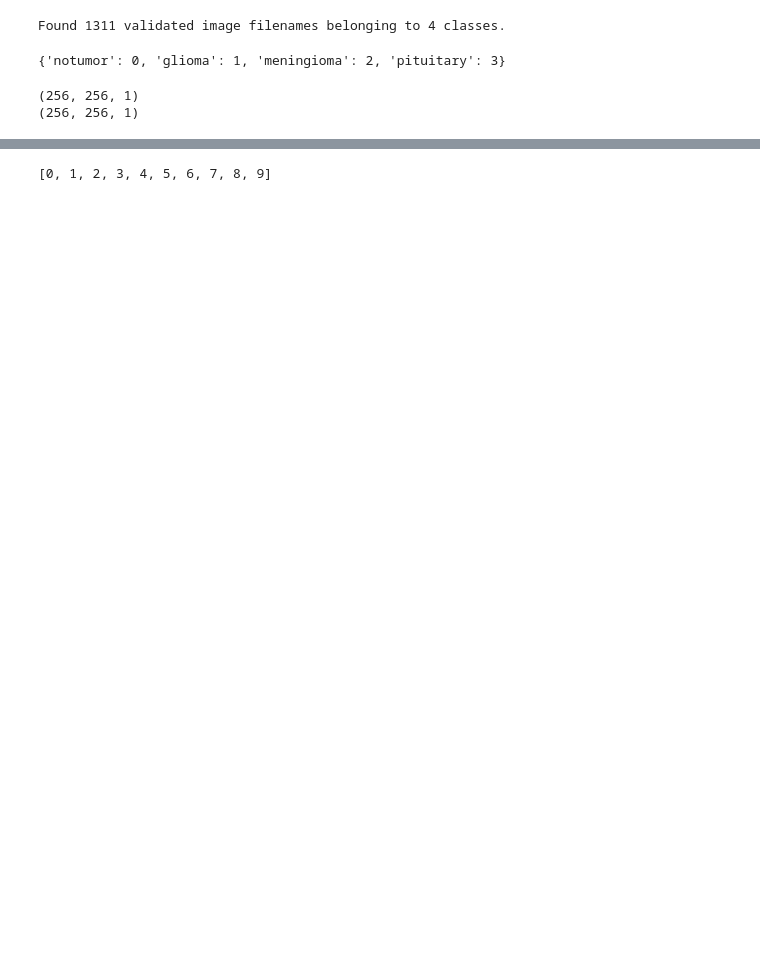
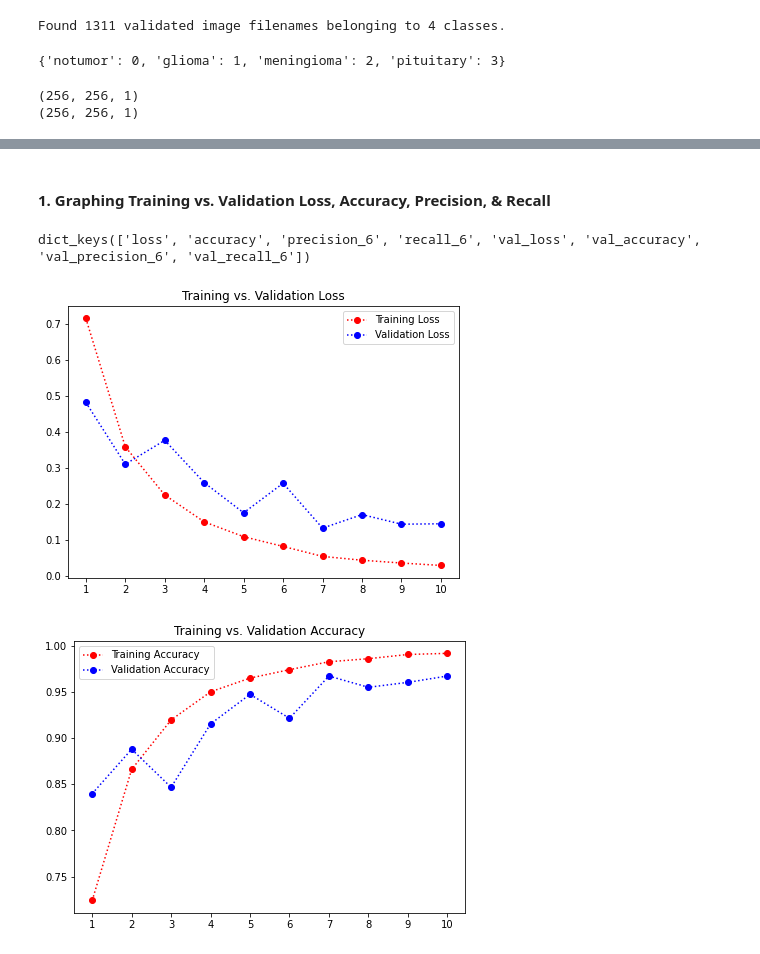
Before and after one commit to premDelaprem/MRI-tumor-classification, a Jupyter notebook: 01 - DRAFT.ipynb, the cells around one changed output, grey strips where cells are left out. Drawn from its saved outputs; the diff is of its cells as text; code cells hidden in the pictures; blank space fills up the shorter version.

```diff
--- a/01 - DRAFT.ipynb
+++ b/01 - DRAFT.ipynb
@@ -169,7 +200,7 @@ model_1.add(Conv2D(32, 3, activation = "relu", input_shape = (256, 256, 1))) # i
 model_1.add(MaxPooling2D(pool_size = 2))
 
 # layer 2
-model_1.add(Conv2D(64, 3, activation = "relu", input_shape = (256, 256, 1)))
+model_1.add(Conv2D(64, 3, activation = "relu",)) # NOTE: no need for an additional input shape here, only needed for the first blocj
 model_1.add(MaxPooling2D(pool_size = 2))
 
 # # layer 3
@@ -185,3 +216,13 @@ model_1.add(Flatten())
 
 # output layer
 model_1.add(Dense(4, activation = 'softmax')) # we want 4 outputs (4 classes) and 'softmax' activation to give us the probability
+
+# let's view a summary of model_1
+print(f"Model Summary:")
+print("="*20)
+print(model_1.summary())
+
+# compiling the model
+model_1.compile(optimizer = 'rmsprop',
+               loss = 'categorical_crossentropy', # need categorical_crossentropy since multiclass classification
+               metrics = ['accuracy', Precision(), Recall()])
@@ -238,4 +278,42 @@ Epoch 10/10
+# %% [markdown]
+#### 1. **Graphing Training vs. Validation Loss, Accuracy, Precision, & Recall**
 # %%
-history_1.
+history_1.history.keys()
 # %% [output]
-[0, 1, 2, 3, 4, 5, 6, 7, 8, 9]
+dict_keys(['loss', 'accuracy', 'precision_6', 'recall_6', 'val_loss', 'val_accuracy', 'val_precision_6', 'val_recall_6'])
+# %%
+# let's save the history output in separate lists
+train_loss = history_1.history['loss']
+train_acc = history_1.history['accuracy']
+train_precision = history_1.history['precision_6']
+train_recall = history_1.history['recall_6']
+
+val_loss = history_1.history['val_loss']
+val_acc = history_1.history['val_accuracy']
+val_precision = history_1.history['val_precision_6']
+val_recall = history_1.history['val_recall_6']
+
+epochs = [i+1 for i in history_1.epoch] # quick list comprehension since the original epochs list is from 0 - 9
+# %%
+# plotting
+plt.figure(figsize = (7,5))
+plt.plot(epochs, train_loss, 'o:r', label = 'Training Loss')
+plt.plot(epochs, val_loss, 'o:b', label = 'Validation Loss')
+plt.legend()
+plt.title('Training vs. Validation Loss')
+plt.xticks(epochs)
+plt.savefig('./graphs/train_val_loss.jpeg', dpi = 1080);
+
+# some overfitting, but not extremely overfit
+# validation loss ceases to improve after 7th epoch
+
+plt.figure(figsize = (7,5))
+plt.plot(epochs, train_acc, 'o:r', label = 'Training Accuracy')
+plt.plot(epochs, val_acc, 'o:b', label = 'Validation Accuracy')
+plt.legend()
+plt.title('Training vs. Validation Accuracy')
+plt.xticks(epochs)
+plt.savefig('./graphs/train_val_accuracy.jpeg', dpi = 1080);
+# %% [output]
+[figure, added]
+[figure, added]
```
Also changed, not shown: parts of 19 cells of this notebook, 4 other files.
